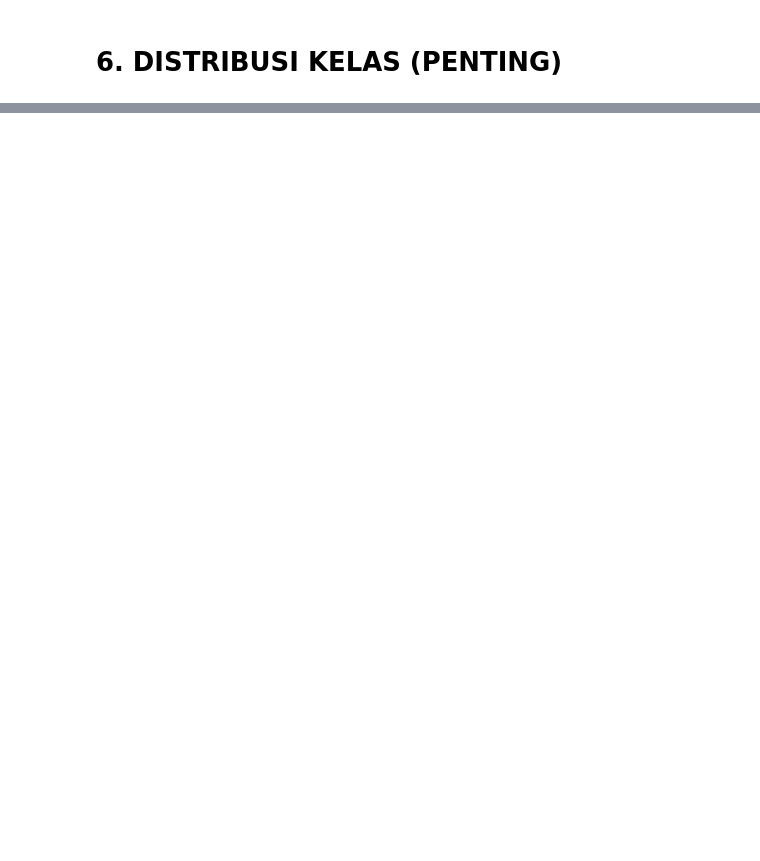
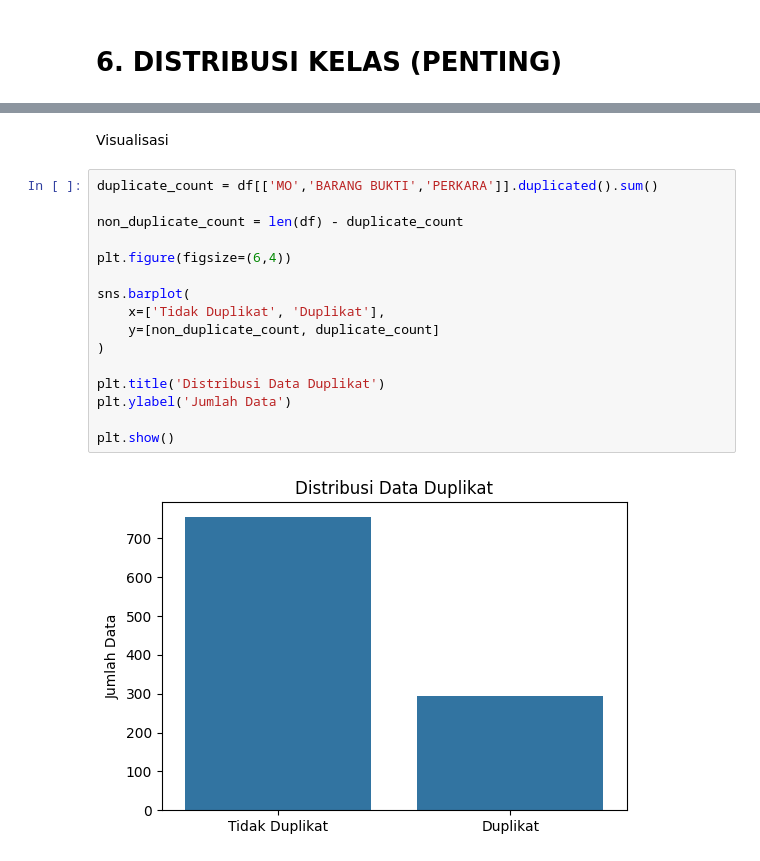
Before and after one commit to Arfandiii/Criminal_Case_Classification, a Jupyter notebook: 02_data_understanding/data_understanding.ipynb, the cells around one changed output, grey strips where cells are left out. Drawn from its saved outputs; the diff is of its cells as text; blank space fills up the shorter version.

```diff
--- a/02_data_understanding/data_understanding.ipynb
+++ b/02_data_understanding/data_understanding.ipynb
@@ -116,0 +285,20 @@ plt.show()
+# %% [markdown]
+Visualisasi
+# %%
+duplicate_count = df[['MO','BARANG BUKTI','PERKARA']].duplicated().sum()
+
+non_duplicate_count = len(df) - duplicate_count
+
+plt.figure(figsize=(6,4))
+
+sns.barplot(
+    x=['Tidak Duplikat', 'Duplikat'],
+    y=[non_duplicate_count, duplicate_count]
+)
+
+plt.title('Distribusi Data Duplikat')
+plt.ylabel('Jumlah Data')
+
+plt.show()
+# %% [output]
+[figure, added]
```
Also changed, not shown: parts of 39 cells of this notebook, 42 other files.
